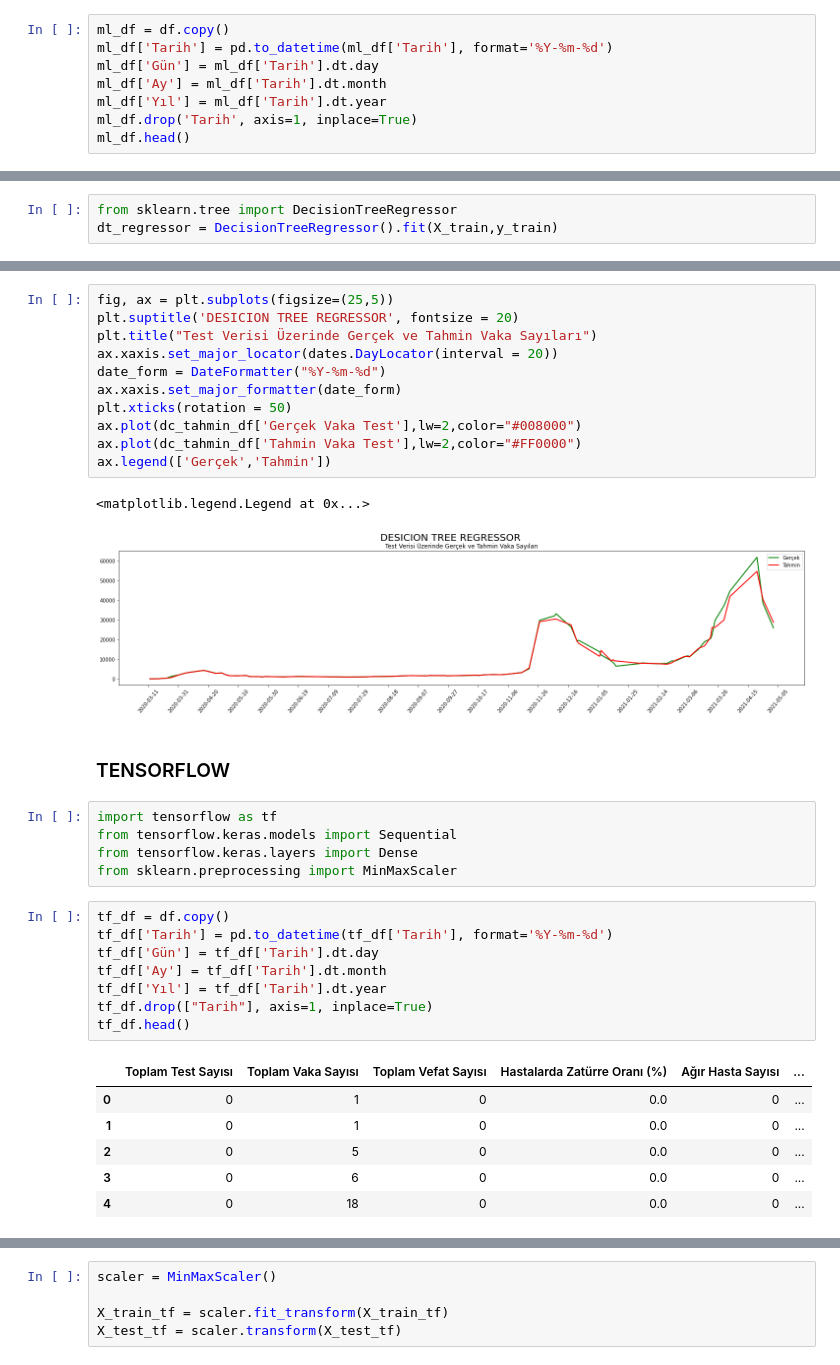
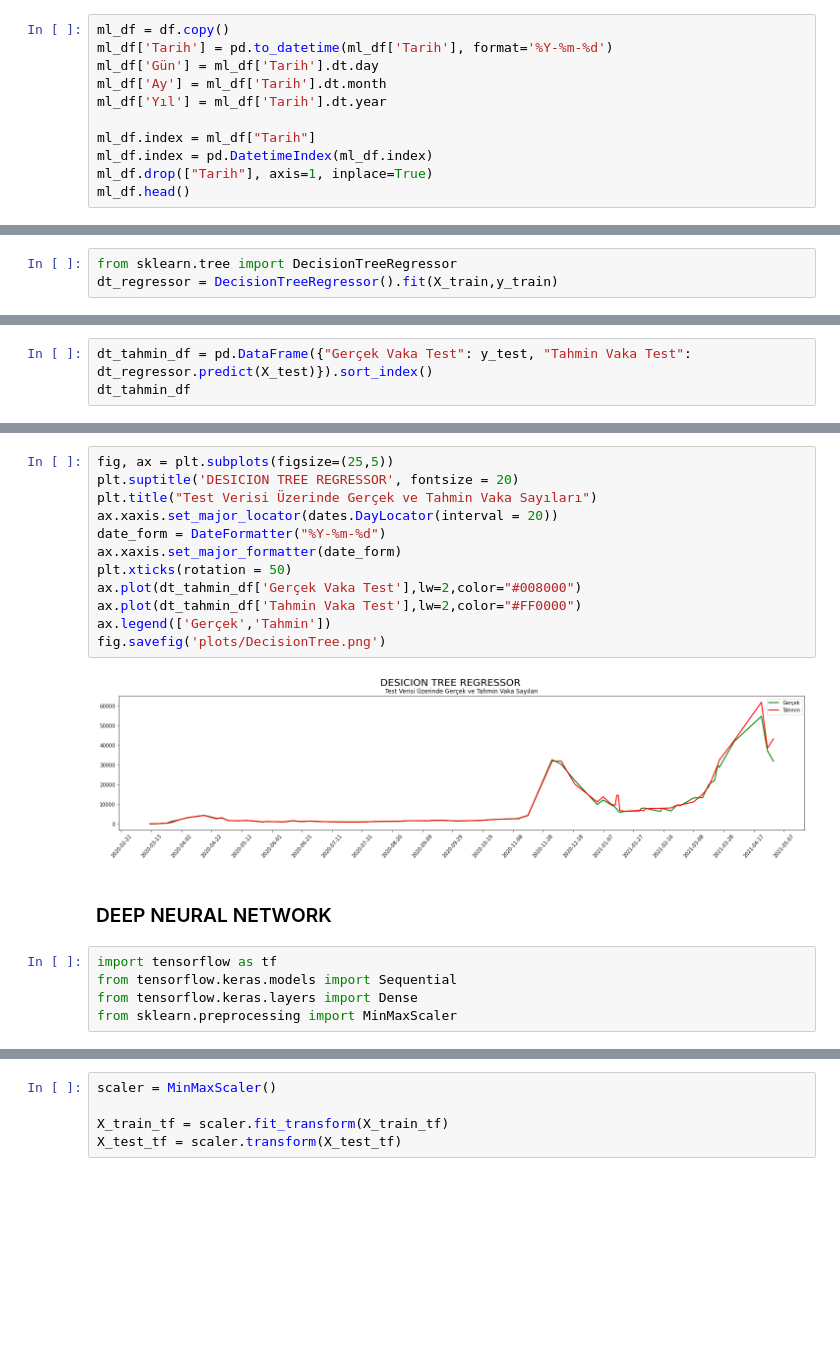
Before and after one commit to nafizcntz/Covid19-Tr-Forecasting, a Jupyter notebook: covid_tr.ipynb, the cells around one changed output, grey strips where cells are left out. Drawn from its saved outputs; the diff is of its cells as text; blank space fills up the shorter version.

```diff
--- a/covid_tr.ipynb
+++ b/covid_tr.ipynb
@@ -633,7 +624,10 @@ ml_df['Tarih'] = pd.to_datetime(ml_df['Tarih'], format='%Y-%m-%d')
 ml_df['Gün'] = ml_df['Tarih'].dt.day
 ml_df['Ay'] = ml_df['Tarih'].dt.month
 ml_df['Yıl'] = ml_df['Tarih'].dt.year
-ml_df.drop('Tarih', axis=1, inplace=True)
+
+ml_df.index = ml_df["Tarih"]
+ml_df.index = pd.DatetimeIndex(ml_df.index)
+ml_df.drop(["Tarih"], axis=1, inplace=True)
 ml_df.head()
 # %% [output]
 |  | Toplam Test Sayısı | Toplam Vaka Sayısı | Toplam Vefat Sayısı | Hastalarda Zatürre Oranı (%) | Ağır Hasta Sayısı | ... |
@@ -822,0 +781,3 @@ dc_tahmin_df.head()
+# %%
+dt_tahmin_df = pd.DataFrame({"Gerçek Vaka Test": y_test, "Tahmin Vaka Test": dt_regressor.predict(X_test)}).sort_index()
+dt_tahmin_df
@@ -823,36 +799,21 @@ dc_tahmin_df.head()
 # %%
 fig, ax = plt.subplots(figsize=(25,5))
 plt.suptitle('DESICION TREE REGRESSOR', fontsize = 20)
 plt.title("Test Verisi Üzerinde Gerçek ve Tahmin Vaka Sayıları")
 ax.xaxis.set_major_locator(dates.DayLocator(interval = 20))
 date_form = DateFormatter("%Y-%m-%d")
 ax.xaxis.set_major_formatter(date_form)
 plt.xticks(rotation = 50)
-ax.plot(dc_tahmin_df['Gerçek Vaka Test'],lw=2,color="#008000")
-ax.plot(dc_tahmin_df['Tahmin Vaka Test'],lw=2,color="#FF0000")
+ax.plot(dt_tahmin_df['Gerçek Vaka Test'],lw=2,color="#008000")
+ax.plot(dt_tahmin_df['Tahmin Vaka Test'],lw=2,color="#FF0000")
 ax.legend(['Gerçek','Tahmin'])
+fig.savefig('plots/DecisionTree.png')
 # %% [output]
-<matplotlib.legend.Legend at 0x...>
-[figure, old version]
+[figure, new version]
-# %% [markdown]
-### TENSORFLOW
+# %% [markdown]
+### DEEP NEURAL NETWORK
 # %%
 import tensorflow as tf
 from tensorflow.keras.models import Sequential
 from tensorflow.keras.layers import Dense
 from sklearn.preprocessing import MinMaxScaler
-# %%
-tf_df = df.copy()
-tf_df['Tarih'] = pd.to_datetime(tf_df['Tarih'], format='%Y-%m-%d')
-tf_df['Gün'] = tf_df['Tarih'].dt.day
-tf_df['Ay'] = tf_df['Tarih'].dt.month
-tf_df['Yıl'] = tf_df['Tarih'].dt.year
-tf_df.drop(["Tarih"], axis=1, inplace=True)
-tf_df.head()
-# %% [output]
-|  | Toplam Test Sayısı | Toplam Vaka Sayısı | Toplam Vefat Sayısı | Hastalarda Zatürre Oranı (%) | Ağır Hasta Sayısı | ... |
-| 0 | 0 | 1 | 0 | 0.0 | 0 | ... |
-| 1 | 0 | 1 | 0 | 0.0 | 0 | ... |
-| 2 | 0 | 5 | 0 | 0.0 | 0 | ... |
-| 3 | 0 | 6 | 0 | 0.0 | 0 | ... |
-| 4 | 0 | 18 | 0 | 0.0 | 0 | ... |
```
Also changed, not shown: parts of 56 cells of this notebook, 7 other files.
